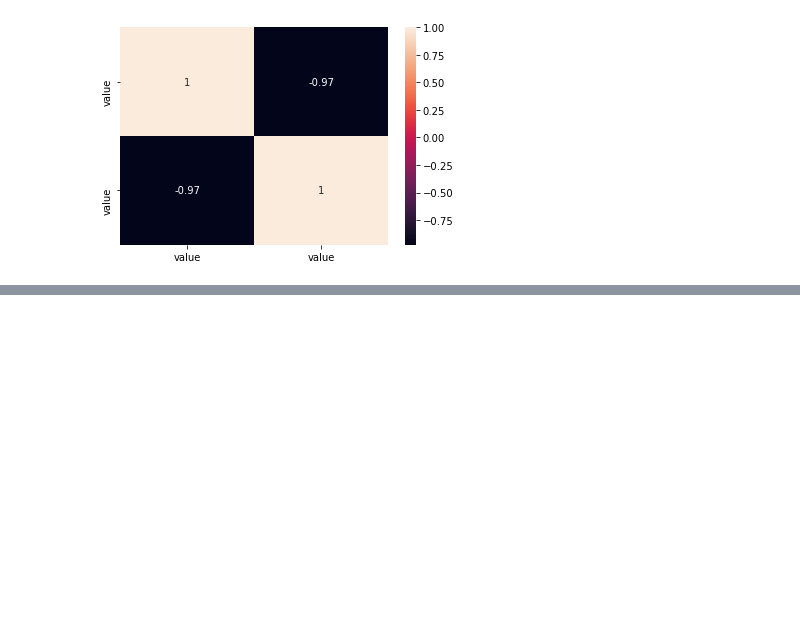
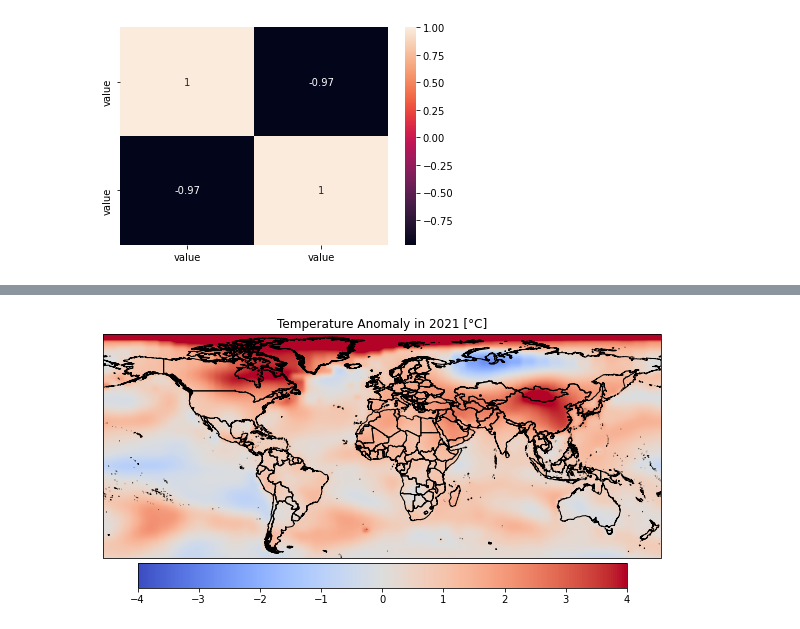
Before and after one commit to CFD-UTSA/EnergyGeneration, a Jupyter notebook: Final_Project_Draft.ipynb, the cells around one changed output, grey strips where cells are left out. Saved outputs shown, nothing was run; the diff lists cells and outputs as text; code cells hidden in the pictures; blank space fills up the shorter version.

```diff
--- a/Final_Project_Draft.ipynb
+++ b/Final_Project_Draft.ipynb
@@ -1092,0 +1187,3 @@ Yearly Average Correlation Matrix:
+# %%
+xr_df = xr.open_dataset('gistemp1200_GHCNv4_ERSSTv5.nc.gz')
+xr_df
@@ -1092,0 +1207,28 @@ Yearly Average Correlation Matrix:
+# %%
+climate = xr_df.resample(time='Y').mean()
+anomaly = climate['tempanomaly']
+
+#Creating a static image of the global temperature anomaly for a given year.
+cbar_kwargs = {
+    'orientation':'horizontal',
+    'fraction': 0.045,
+    'pad': 0.01,
+    'extend':'neither'
+}
+
+fig = plt.figure(figsize=(10,10))
+ax = fig.add_subplot(1,1,1, projection = ccrs.PlateCarree())
+ax.add_feature(NaturalEarthFeature('cultural', 'admin_0_countries', '10m'),
+                       facecolor='none', edgecolor='black')
+ax.set_extent([-150, 150, -55, 85])
+
+i=-1
+date =  pd.to_datetime(anomaly.isel(time=i)['time'].values)
+ax.set_title("Temperature Anomaly in "+ str(date.year) + " [°C]")
+anomaly.isel(time=i).plot.imshow(ax=ax, add_labels=False, add_colorbar=True,
+               vmin=-4, vmax=4, cmap='coolwarm',
+               cbar_kwargs=cbar_kwargs, interpolation='bicubic')
+plt.savefig("global_map.png", bbox_inches='tight', dpi=150)
+plt.show()
+# %% [output]
+[figure, added]
```
Also changed, not shown: parts of 20 cells of this notebook, 5 other files.
